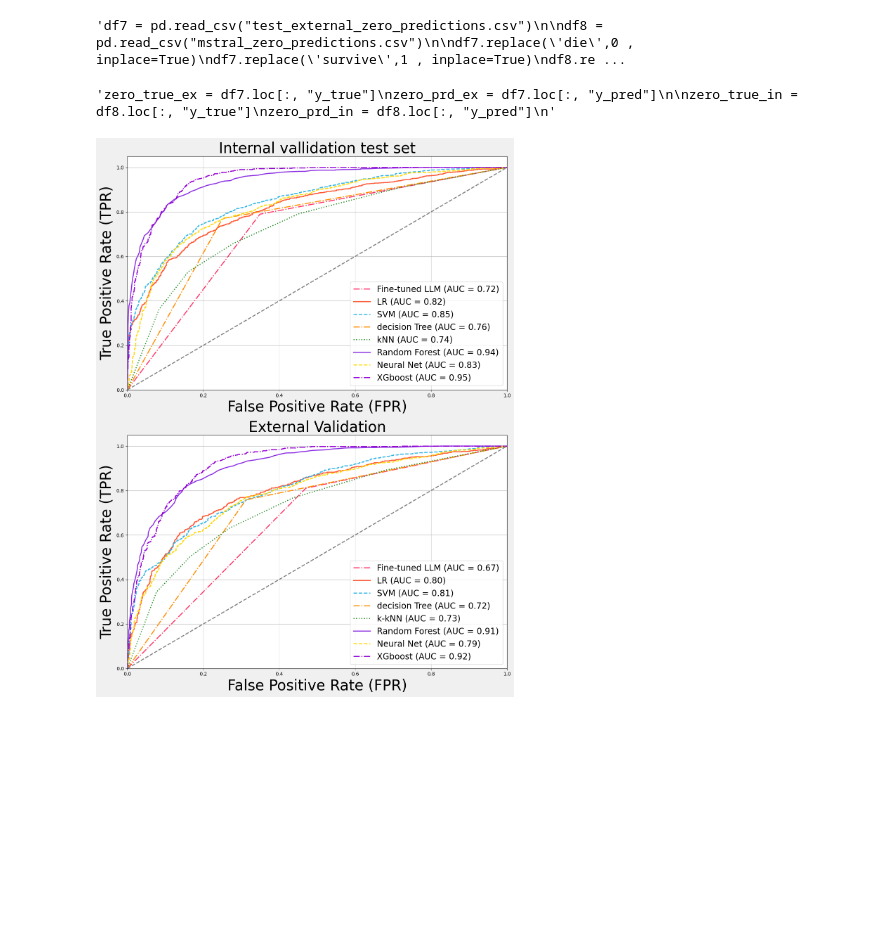
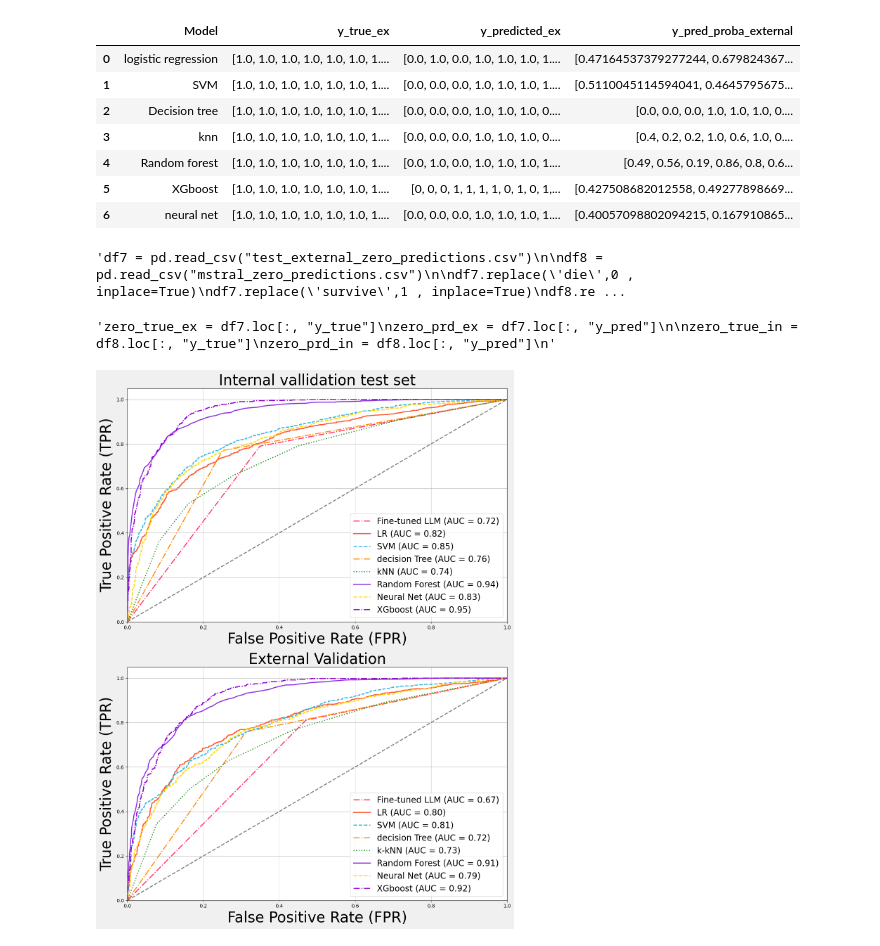
Before and after one commit to mohammad-gh009/Large-Language-Models-vs-Classical-Machine-learning, a Jupyter notebook: plots/Results.ipynb, the cells around one changed output. Cells and saved outputs as stored; diff of their text form; code cells hidden in the pictures; blank space fills up the shorter version.

```diff
--- a/plots/Results.ipynb
+++ b/plots/Results.ipynb
@@ -7,3 +133,14 @@ df_1 = pd.read_csv("CML_prob.csv")
+# %%
+df_1[['Model' ,'y_true_ex',	'y_predicted_ex','y_pred_proba_external']]
+# %% [output]
+|  | Model | y_true_ex | y_predicted_ex | y_pred_proba_external |
+| 0 | logistic regression | [1.0, 1.0, 1.0, 1.0, 1.0, 1.0, 1.... | [0.0, 1.0, 0.0, 1.0, 1.0, 1.0, 1.... | [0.47164537379277244, 0.679824367... |
+| 1 | SVM | [1.0, 1.0, 1.0, 1.0, 1.0, 1.0, 1.... | [0.0, 0.0, 0.0, 1.0, 1.0, 1.0, 1.... | [0.5110045114594041, 0.4645795675... |
+| 2 | Decision tree | [1.0, 1.0, 1.0, 1.0, 1.0, 1.0, 1.... | [0.0, 0.0, 0.0, 1.0, 1.0, 1.0, 0.... | [0.0, 0.0, 0.0, 1.0, 1.0, 1.0, 0.... |
+| 3 | knn | [1.0, 1.0, 1.0, 1.0, 1.0, 1.0, 1.... | [0.0, 0.0, 0.0, 1.0, 1.0, 1.0, 0.... | [0.4, 0.2, 0.2, 1.0, 0.6, 1.0, 0.... |
+| 4 | Random forest | [1.0, 1.0, 1.0, 1.0, 1.0, 1.0, 1.... | [0.0, 1.0, 0.0, 1.0, 1.0, 1.0, 1.... | [0.49, 0.56, 0.19, 0.86, 0.8, 0.6... |
+| 5 | XGboost | [1.0, 1.0, 1.0, 1.0, 1.0, 1.0, 1.... | [0, 0, 0, 1, 1, 1, 1, 0, 1, 0, 1,... | [0.427508682012558, 0.49277898669... |
+| 6 | neural net | [1.0, 1.0, 1.0, 1.0, 1.0, 1.0, 1.... | [0.0, 0.0, 0.0, 1.0, 1.0, 1.0, 1.... | [0.40057098802094215, 0.167910865... |
 # %%
 # loading dataset from LLM trainig
 
```
Also changed, not shown: parts of 10 cells of this notebook, 4 other files.
